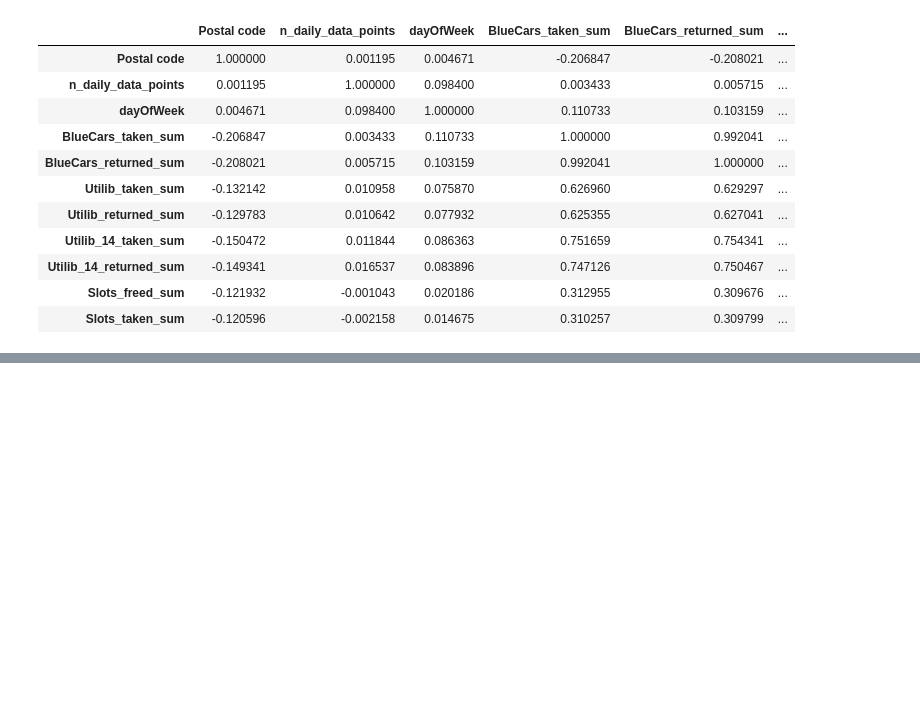
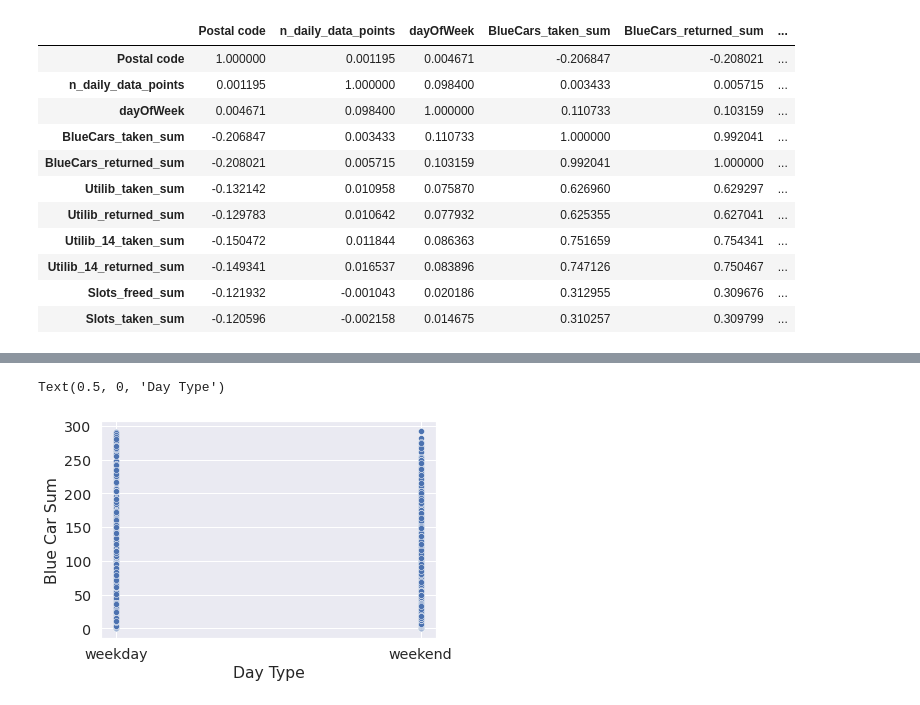
Before and after one commit to Gakarau/IP-Moringa, a Jupyter notebook: Independent_Project_Part_2.ipynb, the cells around one changed output, grey strips where cells are left out. Cells and saved outputs as stored; diff of their text form; code cells hidden in the pictures; blank space fills up the shorter version.

```diff
--- a/Independent_Project_Part_2.ipynb
+++ b/Independent_Project_Part_2.ipynb
@@ -203,0 +214,13 @@ Car.corr()
+# %%
+sns.set(font_scale=1.3)
+sns.scatterplot(
+    y='BlueCars_taken_sum',
+    x='day_type',
+    data=Car)
+plt.ylabel(
+    'Blue Car Sum')
+plt.xlabel(
+    'Day Type')
+# %% [output]
+Text(0.5, 0, 'Day Type')
+[figure, added]
```
Also changed, not shown: parts of 2 cells of this notebook.
